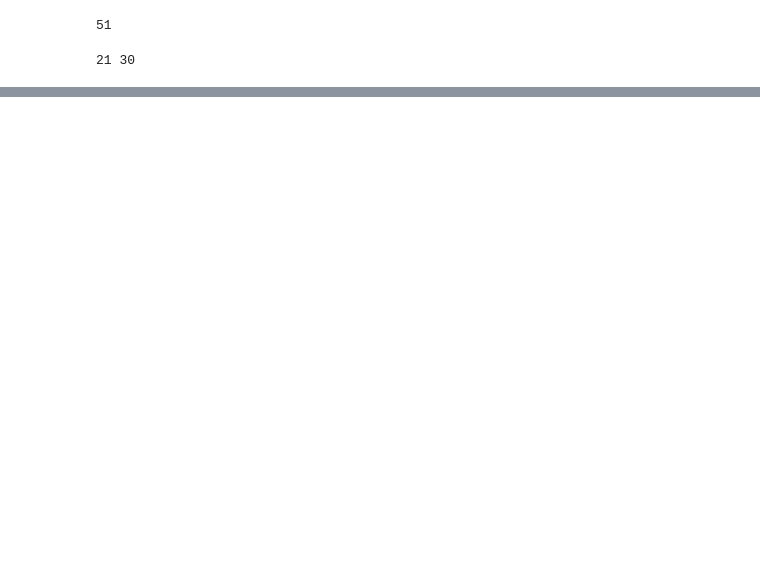
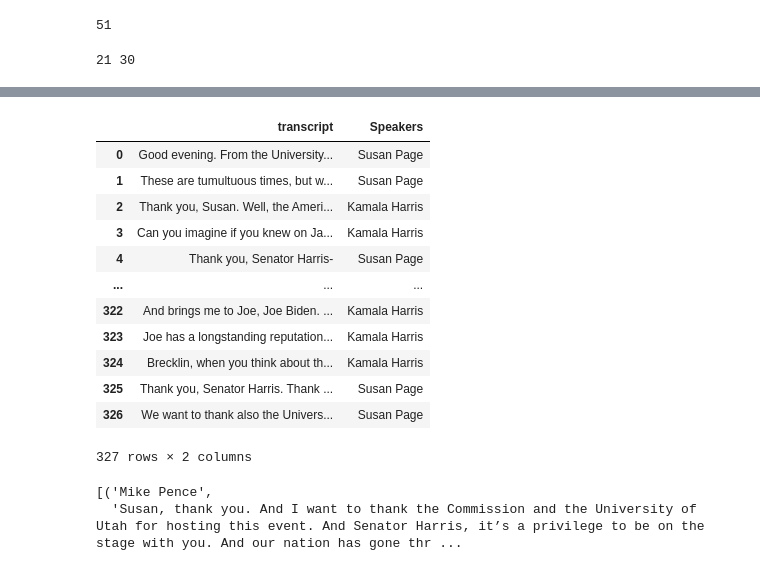
Before and after one commit to Data-Science-for-Linguists-2021/PoliticalRhetoric-analysis, a Jupyter notebook: dataplan.ipynb, the cells around one changed output, grey strips where cells are left out. Saved outputs shown, nothing was run; the diff lists cells and outputs as text; code cells hidden in the pictures; blank space fills up the shorter version.

Commit message:
cleaning up data

```diff
--- a/dataplan.ipynb
+++ b/dataplan.ipynb
@@ -57,3 +57,6 @@ print( len(speakeraff.Speakers[speakeraff['Aff'] == 'D']),
 21 30
 # %%
 #speakeraff.to_csv(r'data/convspeeches.csv') #made it a csv file
+# %%
+pagedebate = pd.read_csv("data/pagedebate2020.csv")
+pagedebate.info()
@@ -59,0 +74,19 @@ print( len(speakeraff.Speakers[speakeraff['Aff'] == 'D']),
+# %%
+text = [x.strip('\n</p>') for x in pagedebate.transcript.values]
+speaker = [x.strip('>') for x in pagedebate.speaker.values]
+pagedebate = pd.DataFrame({'transcript': text, 'Speakers':speaker})
+pagedebate
+# %% [output]
+|  | transcript | Speakers |
+| 0 | Good evening. From the University... | Susan Page |
+| 1 | These are tumultuous times, but w... | Susan Page |
+| 2 | Thank you, Susan. Well, the Ameri... | Kamala Harris |
+| 3 | Can you imagine if you knew on Ja... | Kamala Harris |
+| 4 | Thank you, Senator Harris- | Susan Page |
+| ... | ... | ... |
+| 322 | And brings me to Joe, Joe Biden. ... | Kamala Harris |
+| 323 | Joe has a longstanding reputation... | Kamala Harris |
+| 324 | Brecklin, when you think about th... | Kamala Harris |
+| 325 | Thank you, Senator Harris. Thank ... | Susan Page |
+| 326 | We want to thank also the Univers... | Susan Page |
+327 rows × 2 columns
@@ -59,0 +99,5 @@ print( len(speakeraff.Speakers[speakeraff['Aff'] == 'D']),
+# %%
+pencelist
+# %% [output]
+[('Mike Pence',
+  'Susan, thank you. And I want to thank the Commission and the University of Utah for hosting this event. And Senator Harris, it’s a privilege to be on the stage with you. And our nation has gone thr ...
```
Also changed, not shown: parts of 11 cells of this notebook.
